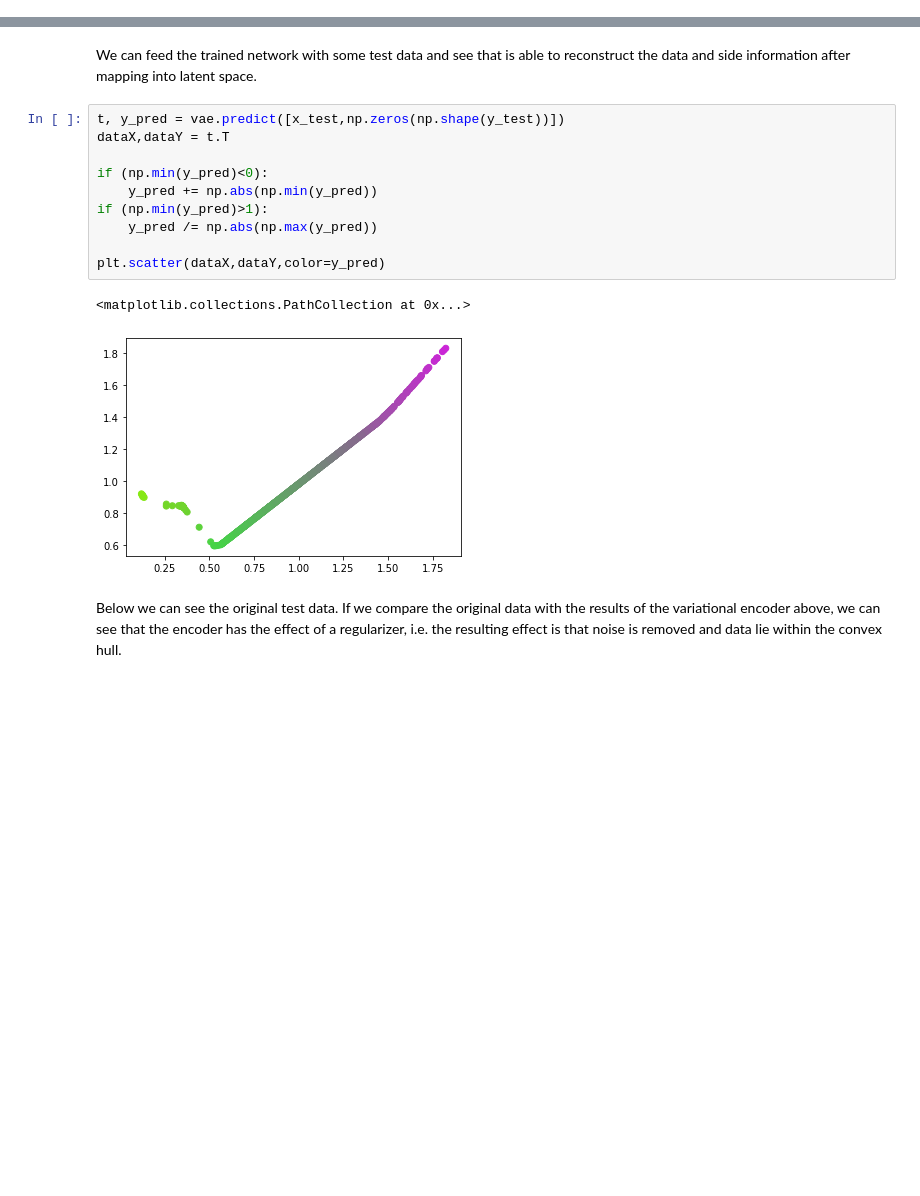
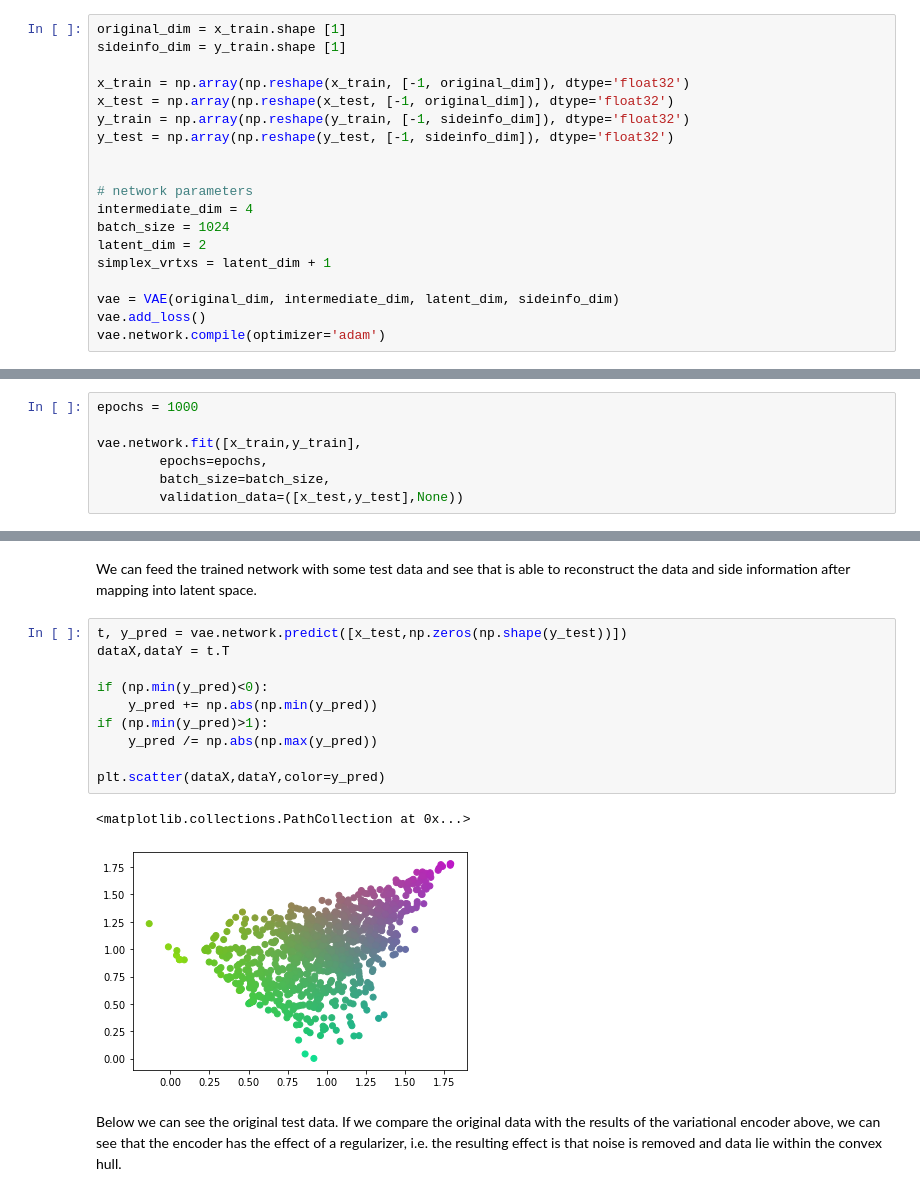
Before and after one commit to luigisbailo/archetype-nets, a Jupyter notebook: archetypes.ipynb, the cells around one changed output, grey strips where cells are left out. Drawn from its saved outputs; the diff is of its cells as text; blank space fills up the shorter version.

```diff
--- a/archetypes.ipynb
+++ b/archetypes.ipynb
@@ -188,0 +55,19 @@ Epoch 100/100
+# %%
+original_dim = x_train.shape [1]
+sideinfo_dim = y_train.shape [1]
+
+x_train = np.array(np.reshape(x_train, [-1, original_dim]), dtype='float32')
+x_test = np.array(np.reshape(x_test, [-1, original_dim]), dtype='float32')
+y_train = np.array(np.reshape(y_train, [-1, sideinfo_dim]), dtype='float32')
+y_test = np.array(np.reshape(y_test, [-1, sideinfo_dim]), dtype='float32')
+
+
+# network parameters
+intermediate_dim = 4
+batch_size = 1024
+latent_dim = 2
+simplex_vrtxs = latent_dim + 1
+
+vae = VAE(original_dim, intermediate_dim, latent_dim, sideinfo_dim)
+vae.add_loss()
+vae.network.compile(optimizer='adam')
@@ -188,0 +99,7 @@ Epoch 100/100
+# %%
+epochs = 1000
+
+vae.network.fit([x_train,y_train],
+        epochs=epochs,
+        batch_size=batch_size,
+        validation_data=([x_test,y_test],None))
@@ -214,18 +151,18 @@ plt.scatter(dataX,dataY,color='orange')
 # %% [markdown]
 We can feed the trained network with some test data and see that is able to reconstruct the data and side information after mapping into latent space.
 # %%
-t, y_pred = vae.predict([x_test,np.zeros(np.shape(y_test))])
+t, y_pred = vae.network.predict([x_test,np.zeros(np.shape(y_test))])
 dataX,dataY = t.T
 
 if (np.min(y_pred)<0):
     y_pred += np.abs(np.min(y_pred))
 if (np.min(y_pred)>1):
     y_pred /= np.abs(np.max(y_pred))
 
 plt.scatter(dataX,dataY,color=y_pred)
 # %% [output]
 <matplotlib.collections.PathCollection at 0x...>
-[figure, old version]
+[figure, new version]
 # %% [markdown]
 Below we can see the original test data. If we compare the original data with the results of the variational encoder above, we can see that the encoder has the effect of a regularizer, i.e. the resulting effect is that noise is removed and data lie within the convex hull.
 # %%
```
Also changed, not shown: parts of 14 cells of this notebook, 1 other file.
